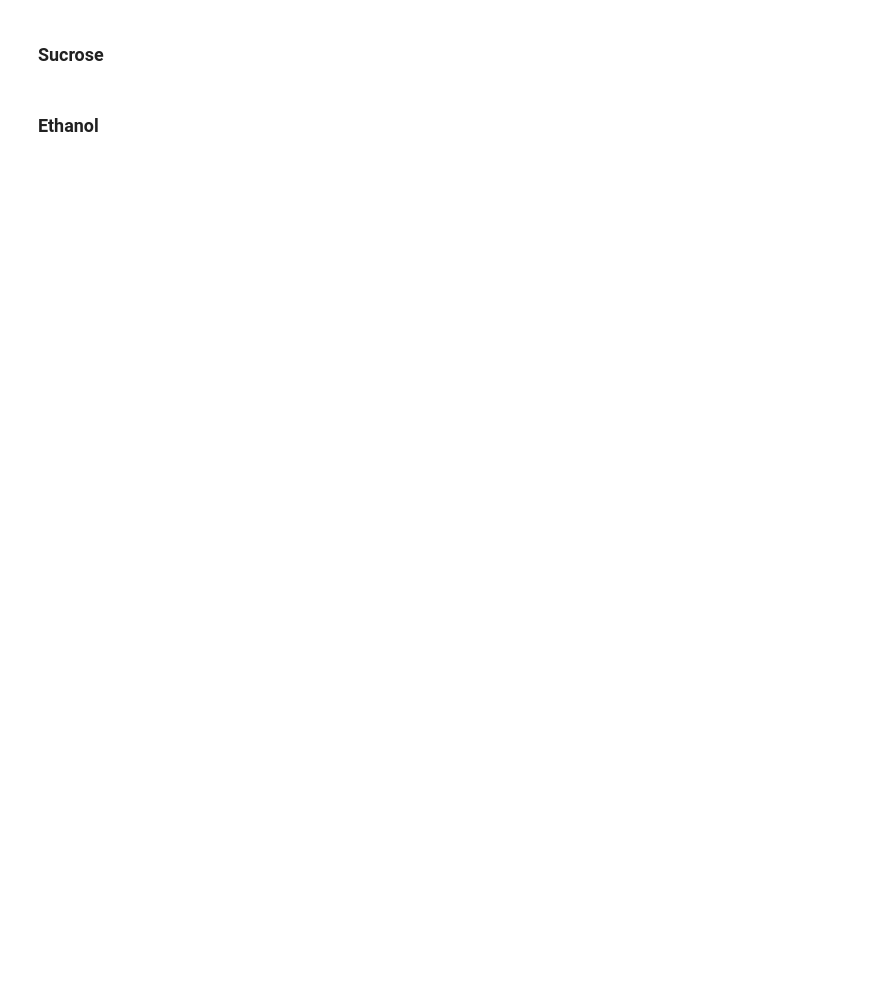
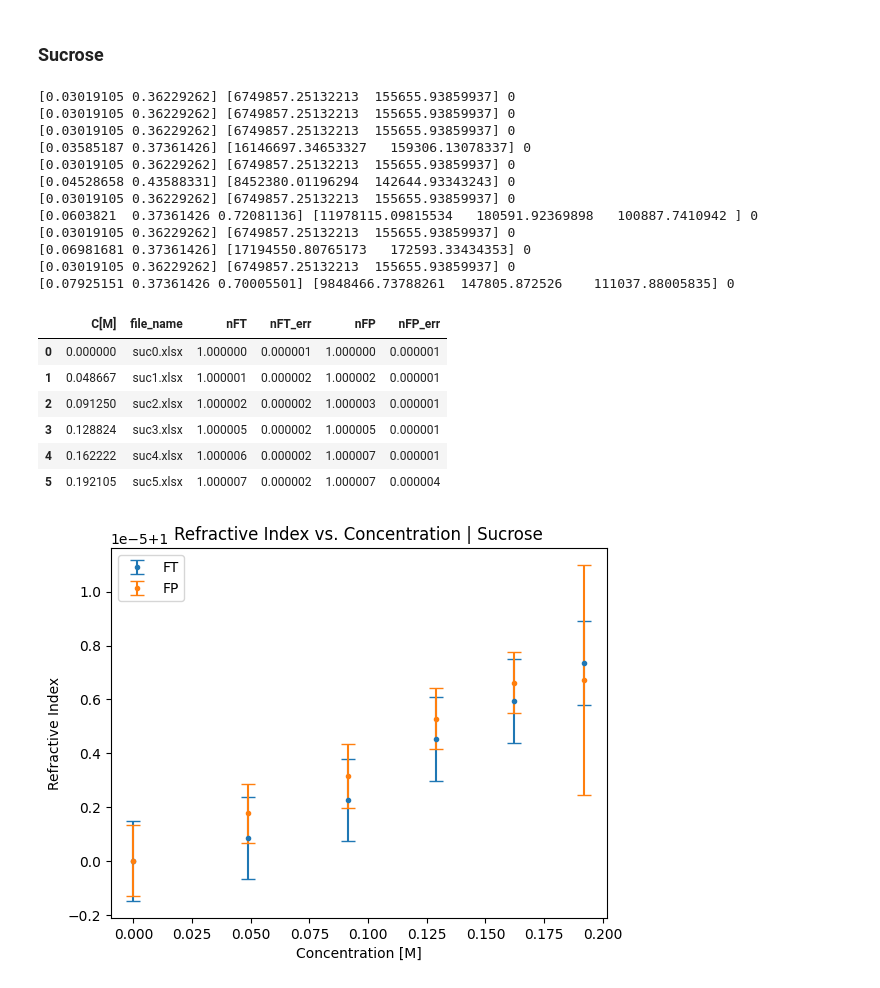
Before and after one commit to YehonathanBarda/PhyChemLab, a Jupyter notebook: Interferometry.ipynb, the cells around one changed output. Drawn from its saved outputs; the diff is of its cells as text; code cells hidden in the pictures; blank space fills up the shorter version.

```diff
--- a/Interferometry.ipynb
+++ b/Interferometry.ipynb
@@ -394,34 +430,54 @@ n_FP = 1.101 ± 0.005
 # %%
 concentration_file = os.path.join("interferometry_data","conc_interferometer.xlsx")
 concentration_data = pd.read_excel(concentration_file, sheet_name= 'sucrose - py')
 data_folder = os.path.join('interferometry_data','sucrose')
-reference_file = 'reference_sucrose.xlsx'
+reference_file = 'interferometry_data\sucrose\suc0.xlsx'
 d = 1e6 # cuvettes thickness in um
 
 nFT_list = []
 nFT_err_list = []
 nFP_list = []
 nFP_err_list = []
 
 for file in concentration_data['file_name']:
     file_path = os.path.join(data_folder, file)
     n_FT, n_FT_err, n_FP, n_FP_err = extract_reflective_index(file_path, reference_file, d, plot = False)
     nFT_list.append(n_FT)
     nFT_err_list.append(n_FT_err)
     nFP_list.append(n_FP)
     nFP_err_list.append(n_FP_err)
 
 concentration_data['nFT'] = nFT_list
 concentration_data['nFT_err'] = nFT_err_list
 concentration_data['nFP'] = nFP_list
 concentration_data['nFP_err'] = nFP_err_list
 display(concentration_data)
 
-plt.errorbar(concentration_data['concentration'], concentration_data['nFT'], yerr=concentration_data['nFT_err'], fmt='.', label = 'FT', capsize=5)
-plt.errorbar(concentration_data['concentration'], concentration_data['nFP'], yerr=concentration_data['nFP_err'], fmt='.', label= 'FP', capsize=5)
+plt.errorbar(concentration_data['C[M]'], concentration_data['nFT'], yerr=concentration_data['nFT_err'], fmt='.', label = 'FT', capsize=5)
+plt.errorbar(concentration_data['C[M]'], concentration_data['nFP'], yerr=concentration_data['nFP_err'], fmt='.', label= 'FP', capsize=5)
 plt.xlabel('Concentration [M]')
 plt.ylabel('Refractive Index')
 plt.title('Refractive Index vs. Concentration | Sucrose')
+plt.legend()
 plt.show()
+# %% [output]
+[0.03019105 0.36229262] [6749857.25132213  155655.93859937] 0
+[0.03019105 0.36229262] [6749857.25132213  155655.93859937] 0
+[0.03019105 0.36229262] [6749857.25132213  155655.93859937] 0
+[0.03585187 0.37361426] [16146697.34653327   159306.13078337] 0
+[0.03019105 0.36229262] [6749857.25132213  155655.93859937] 0
+[0.04528658 0.43588331] [8452380.01196294  142644.93343243] 0
+[0.03019105 0.36229262] [6749857.25132213  155655.93859937] 0
+[0.0603821  0.37361426 0.72081136] [11978115.09815534   180591.92369898   100887.7410942 ] 0
+[0.03019105 0.36229262] [6749857.25132213  155655.93859937] 0
+[0.06981681 0.37361426] [17194550.80765173   172593.33434353] 0
+[0.03019105 0.36229262] [6749857.25132213  155655.93859937] 0
+[0.07925151 0.37361426 0.70005501] [9848466.73788261  147805.872526    111037.88005835] 0
+|  | C[M] | file_name | nFT | nFT_err | nFP | nFP_err |
+| 0 | 0.000000 | suc0.xlsx | 1.000000 | 0.000001 | 1.000000 | 0.000001 |
+| 1 | 0.048667 | suc1.xlsx | 1.000001 | 0.000002 | 1.000002 | 0.000001 |
+| 2 | 0.091250 | suc2.xlsx | 1.000002 | 0.000002 | 1.000003 | 0.000001 |
+| 3 | 0.128824 | suc3.xlsx | 1.000005 | 0.000002 | 1.000005 | 0.000001 |
+| 4 | 0.162222 | suc4.xlsx | 1.000006 | 0.000002 | 1.000007 | 0.000001 |
+| 5 | 0.192105 | suc5.xlsx | 1.000007 | 0.000002 | 1.000007 | 0.000004 |
+[figure, added]
-# %% [markdown]
-### Ethanol
```
Also changed, not shown: parts of 10 cells of this notebook, 15 other files.
